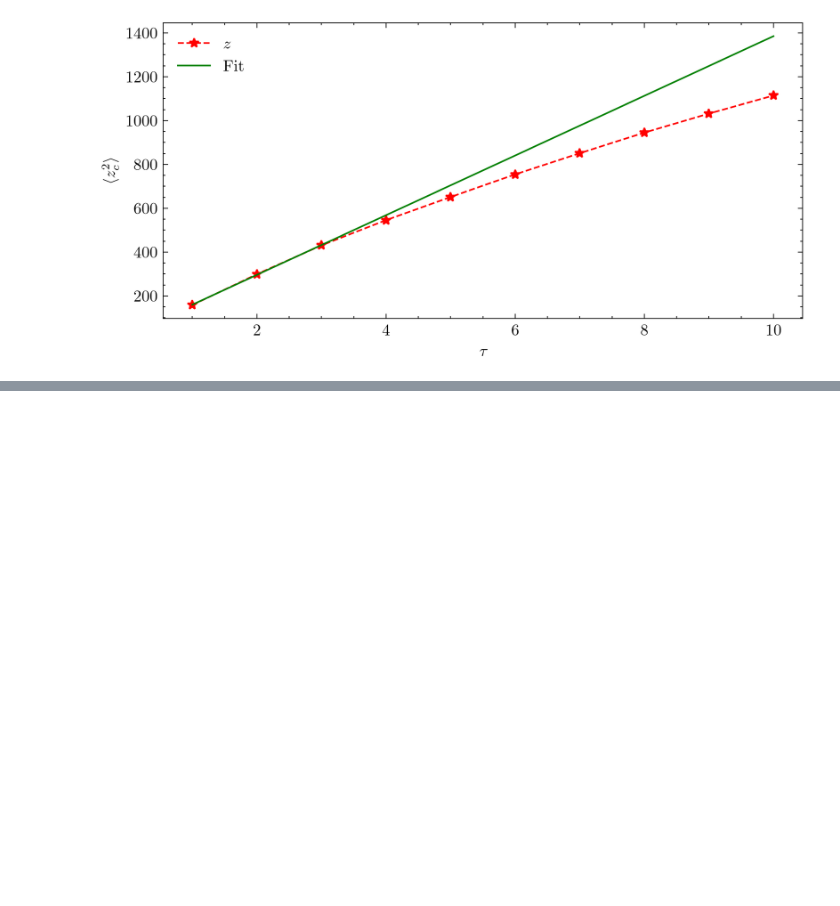
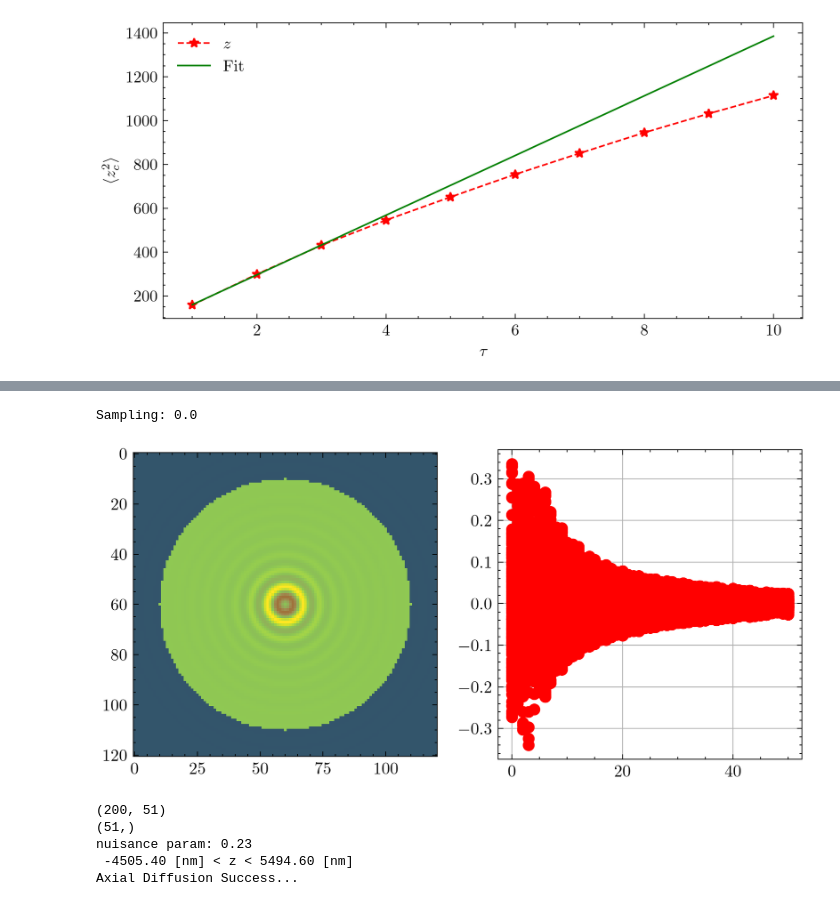
Before and after one commit to sinuose/mj_MASc_2026, a Jupyter notebook: Python/figures_all.ipynb, the cells around one changed output, grey strips where cells are left out. Saved outputs shown, nothing was run; the diff lists cells and outputs as text; code cells hidden in the pictures; blank space fills up the shorter version.

```diff
--- a/Python/figures_all.ipynb
+++ b/Python/figures_all.ipynb
@@ -695,0 +769,37 @@ WindowsPath('Figures/z_MSD.svg')
+# %%
+# do the axial estimation on this
+# define weight
+w_r = np.zeros((50 + 1,)) # size is int(fixed_r + 1) or (0, fixed_r) lol
+#w_r[8:26] = 1
+ws = 8
+we = 26
+w_r[ws:we] = 1
+# axial tracking
+opt = getAxialInference(roi                 = np.array(roi_stack),
+                        k                   = 2 * np.pi / (405.0 / 1.33),
+                        pixel_size_nm       = 55,
+                        fixed_r             = 50,
+                        rad_int_theta       = 359,
+                        theta_naught        = 0,
+                        random_angle        = False,
+                        bounds0             =[(1, 3000), (0.01, 2), (1, 5000)],
+                        z_grid_revisions    = 2,
+                        channel_length0_nm  = 10000,
+                        chain_linker_cost   = 50,   # max horizontal step in nm
+                        linker_weight       = (1.0, 0), # all weighting for steps is on dx)
+                        w_r                 = w_r,
+                        we                  = we,
+                        ws                  = ws,
+                        plot_3_param = True,
+                        plot_2_param = False,
+                        debug = True,
+                        )
+print("Axial Diffusion Success...", end='\n')
+# %% [output]
+Sampling: 0.0
+[figure, added]
+(200, 51)
+(51,)
+nuisance param: 0.23
+ -4505.40 [nm] < z < 5494.60 [nm]
+Axial Diffusion Success...
```
Also changed, not shown: parts of 7 cells of this notebook, 14 other files.
